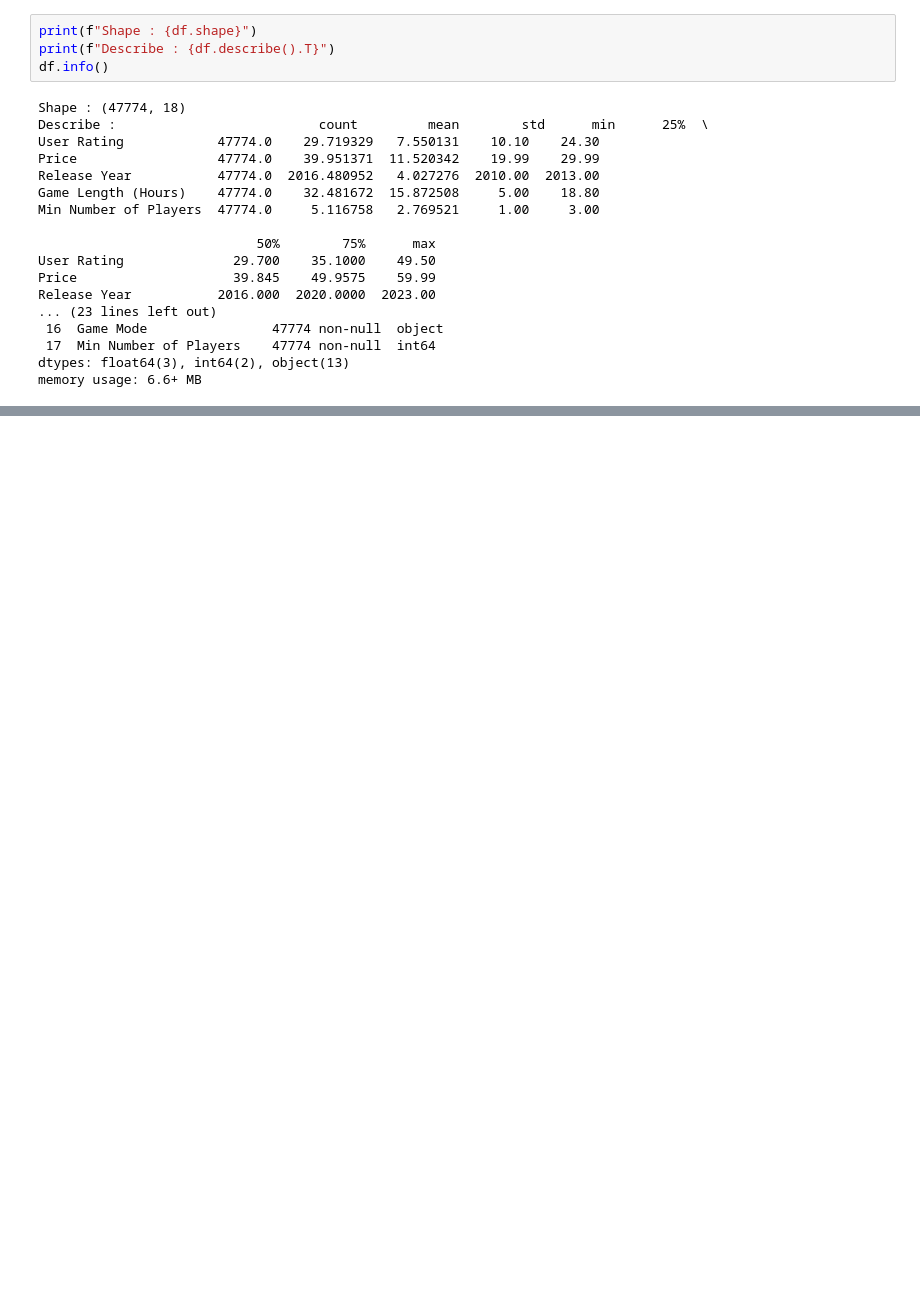
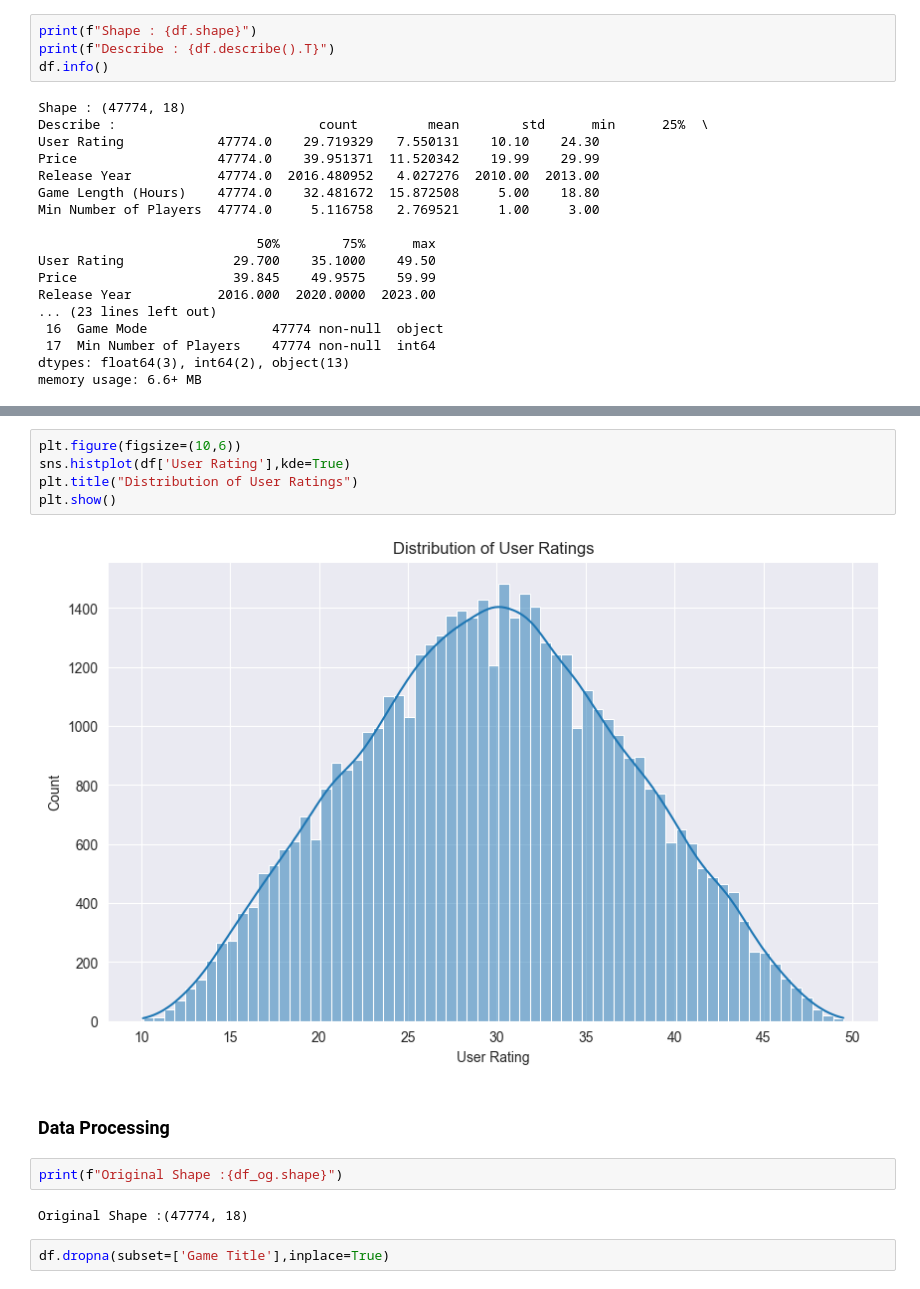
Before and after one commit to giri-harsh/Game-Recommendation-System, a Jupyter notebook: ml/notebooks/01_data_exploration.ipynb, the cells around one changed output, grey strips where cells are left out. Cells and saved outputs as stored; diff of their text form; blank space fills up the shorter version.

```diff
--- a/ml/notebooks/01_data_exploration.ipynb
+++ b/ml/notebooks/01_data_exploration.ipynb
@@ -65,0 +67,15 @@ df_video_game_reviews
+# %%
+plt.figure(figsize=(10,6))
+sns.histplot(df['User Rating'],kde=True)
+plt.title("Distribution of User Ratings")
+plt.show()
+# %% [output]
+[figure, added]
+# %% [markdown]
+### Data Processing
+# %%
+print(f"Original Shape :{df_og.shape}")
+# %% [output]
+Original Shape :(47774, 18)
+# %%
+df.dropna(subset=['Game Title'],inplace=True)
```
Also changed, not shown: parts of 25 cells of this notebook.
